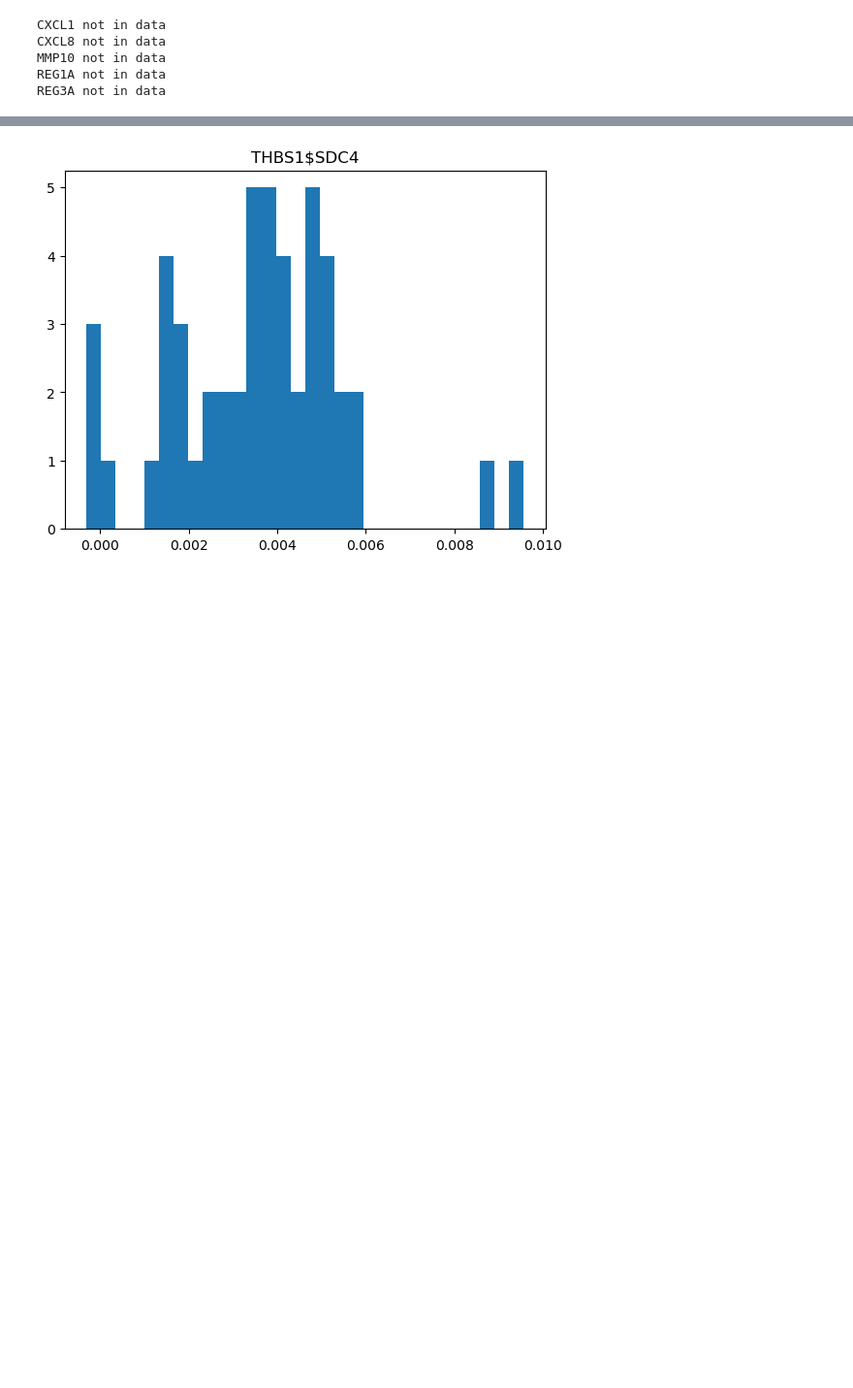
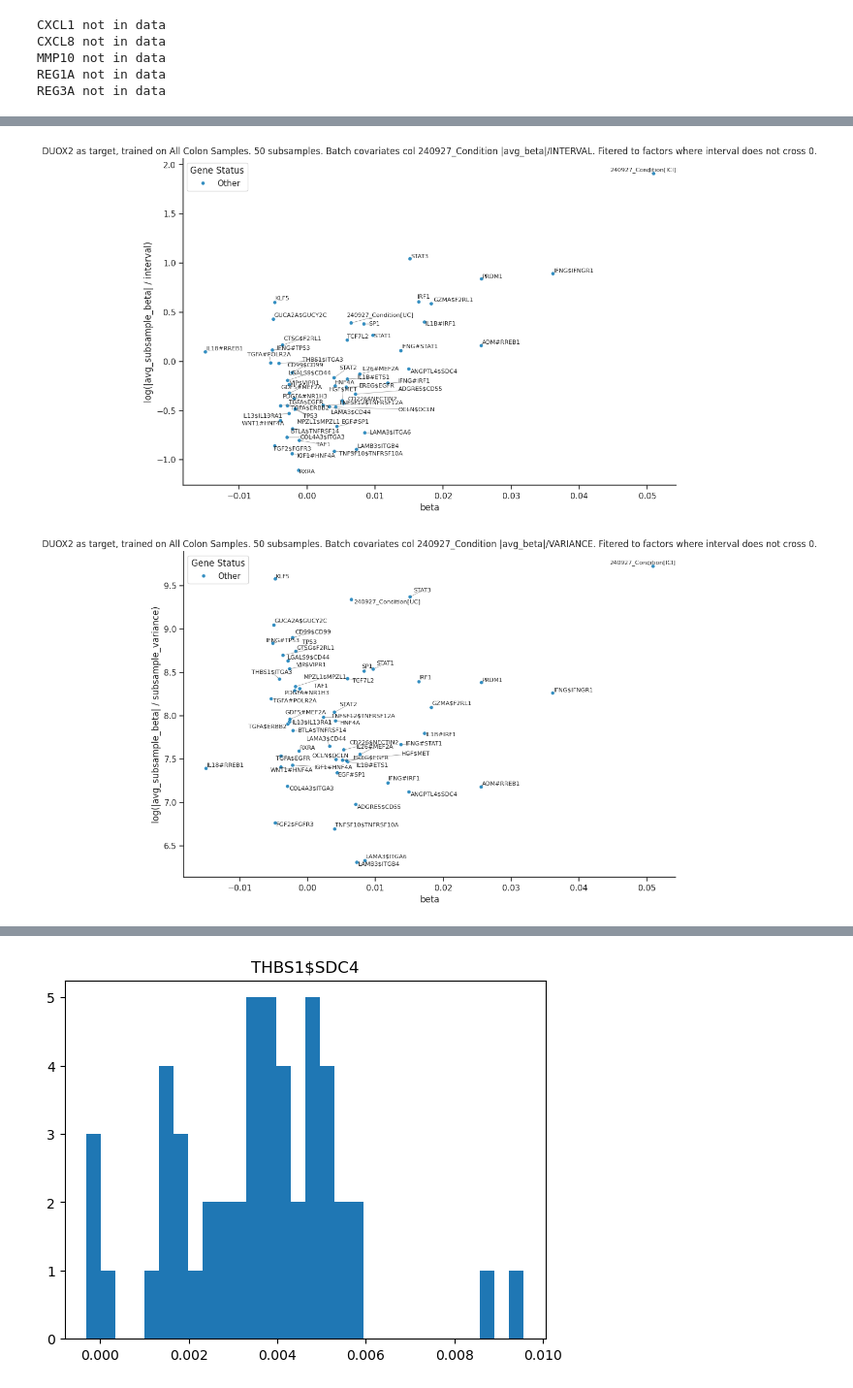
Before and after one commit to fosterea/MetabTravLR, a Jupyter notebook: metab_processing/LinearRegression/colon_test.ipynb, the cells around one changed output, grey strips where cells are left out. Shown at 97% size. Cells and saved outputs as stored; diff of their text form; code cells hidden in the pictures; blank space fills up the shorter version.

Commit message:
colon save

```diff
--- a/metab_processing/LinearRegression/colon_test.ipynb
+++ b/metab_processing/LinearRegression/colon_test.ipynb
@@ -43,5 +43,5 @@ SAMPLE_LABEL = 'slice'                    # the obs column merge_x_adatas writes
 ANNOT_COL, CELL_TYPE = '25_06_11_ICI_5K_Coarse_annotations', 'IEC'
 METHOD, PENALTY, STANDARDIZE = 'l1', 0.001, True
 L1_RATIO = 0.3
-N_SUB = 2
+N_SUB = 30
 LOWER, UPPER = 15, 85
@@ -167,0 +374,19 @@ betas = fit_gene_betas(adata, genes=['DUOX2'], annot_col=ANNOT_COL, annot_value=
+# %%
+def run_and_plot(ad, onehot_col=None, samples_name='All Colon Samples', target='DUOX2', n_sub=N_SUB):
+    betas = fit_gene_betas(ad, genes=['DUOX2'], annot_col=ANNOT_COL, annot_value=CELL_TYPE,
+                       method=METHOD, penalty=PENALTY, standardize=STANDARDIZE,
+                       l1_ratio=L1_RATIO, onehot_col=onehot_col)
+
+    sub, sub_r = subsample_gene_betas(ad, gene='DUOX2', factors=None, n_subsamples=n_sub,
+                                  annot_col=ANNOT_COL, annot_value=CELL_TYPE,
+                                  method=METHOD, penalty=PENALTY, standardize=STANDARDIZE,
+                                  l1_ratio=L1_RATIO, onehot_col=onehot_col, return_r=True)
+    res = add_subsample_percentiles(rank_coefficients(betas), sub, sub_r, LOWER, UPPER)
+
+    filter_and_plot_ratio(res, figsize=(12, 8)).set_title(f'{target} as target, trained on {samples_name}. {n_sub} subsamples. Batch covariates col {onehot_col} |avg_beta|/INTERVAL. Fitered to factors where interval does not cross 0.')
+    filter_and_plot_variance_ratio(res, figsize=(12, 8)).set_title(f'{target} as target, trained on {samples_name}. {n_sub} subsamples. Batch covariates col {onehot_col} |avg_beta|/VARIANCE. Fitered to factors where interval does not cross 0.')
+# %%
+run_and_plot(adata, onehot_col='240927_Condition', n_sub=50)
+# %% [output]
+[figure, added]
+[figure, added]
```
Also changed, not shown: parts of 16 cells of this notebook.
